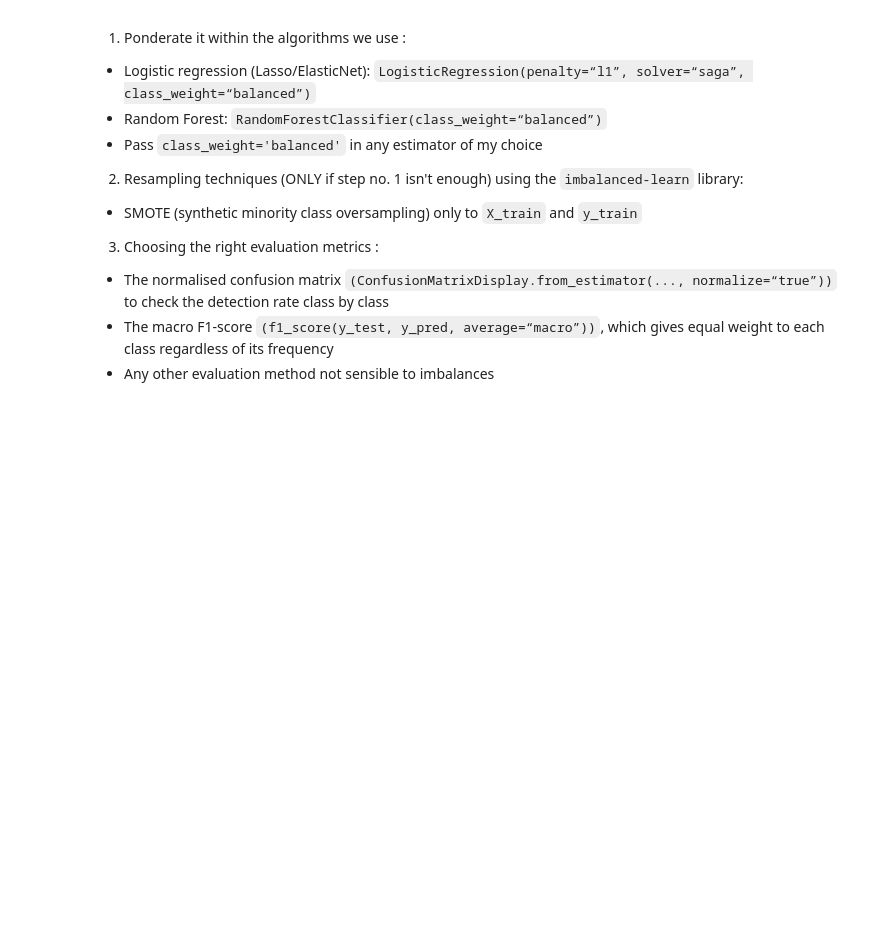
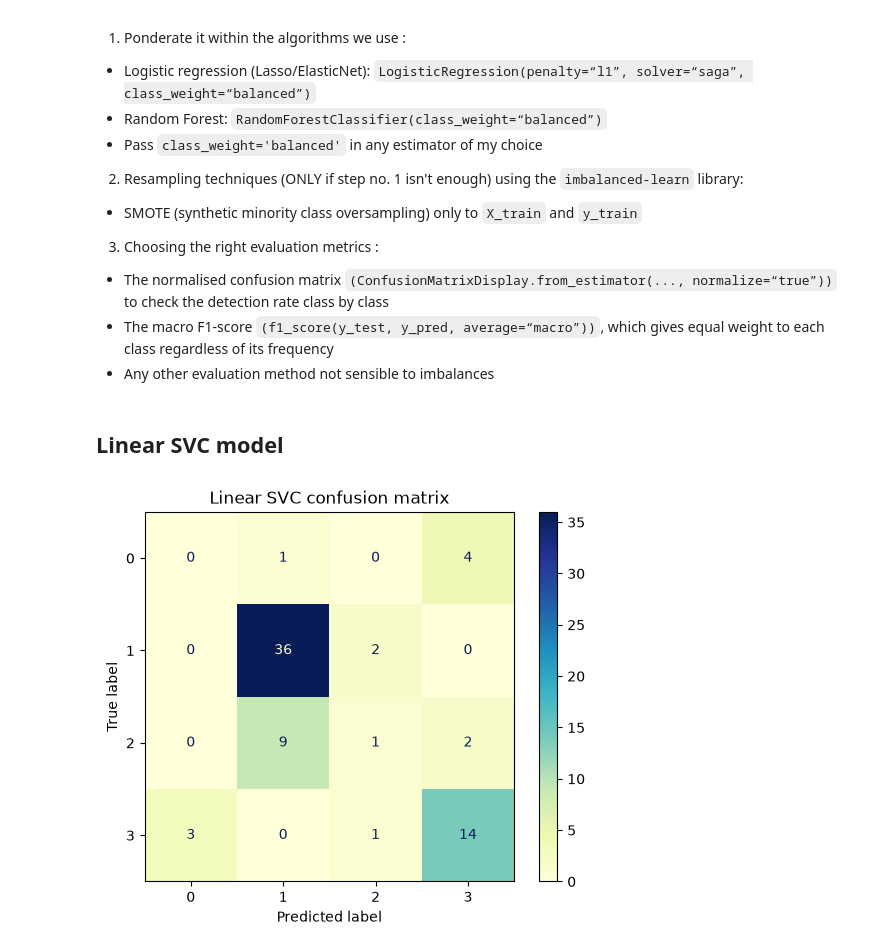
Before and after one commit to asdrz/thyroid-cancer-classification, a Jupyter notebook: main.ipynb, the cells around one changed output. Drawn from its saved outputs; the diff is of its cells as text; code cells hidden in the pictures; blank space fills up the shorter version.

```diff
--- a/main.ipynb
+++ b/main.ipynb
@@ -209,14 +197,14 @@ X = df.drop(columns=['Response'])
 y = df['Response']
 # %%
 # Test and train data separation : as previous investigation suggested, Response being so imbalanced, we have to stratify the separation
-X_train_unscaled, X_test_unscaled, y_train, y_test = train_test_split(X, y, test_size=0.2, random_state=42, stratify=y)
+X_train, X_test, y_train, y_test = train_test_split(X, y, test_size=0.2, random_state=42, stratify=y)
-# %%
-# Scaling
-std_scaler = StandardScaler()
-std_scaler.set_output(transform="pandas")
-
-X_train = std_scaler.fit_transform(X_train_unscaled)
-X_test = std_scaler.transform(X_test_unscaled)
+# %%
+# Scaling
+std_scaler = StandardScaler()
+std_scaler.set_output(transform="pandas")
+
+X_train = std_scaler.fit_transform(X_train)
+X_test = std_scaler.transform(X_test)
 # %% [markdown]
 ## Second data visualisation
 # %%
@@ -263,3 +250,21 @@ As there's so many classes imbalances, we may need to consider the following sol
 - The normalised confusion matrix ``(ConfusionMatrixDisplay.from_estimator(..., normalize=“true”))`` to check the detection rate class by class
 - The macro F1-score ``(f1_score(y_test, y_pred, average=“macro”))``, which gives equal weight to each class regardless of its frequency
 - Any other evaluation method not sensible to imbalances
+# %% [markdown]
+## Linear SVC model
+# %%
+# Model
+lsvc = LinearSVC(class_weight='balanced', random_state=0, max_iter=5000) # may nedd to change max_iter
+
+# Training
+lsvc.fit(X_train, y_train)
+
+# Prediction
+y_pred = lsvc.predict(X_test)
+
+lsvc_cm = ConfusionMatrixDisplay(confusion_matrix(y_test, y_pred))
+lsvc_cm.plot(cmap = 'YlGnBu')
+plt.title('Linear SVC confusion matrix')
+plt.show()
+# %% [output]
+[figure, added]
```
Also changed, not shown: parts of 38 cells of this notebook, 2 other files.
